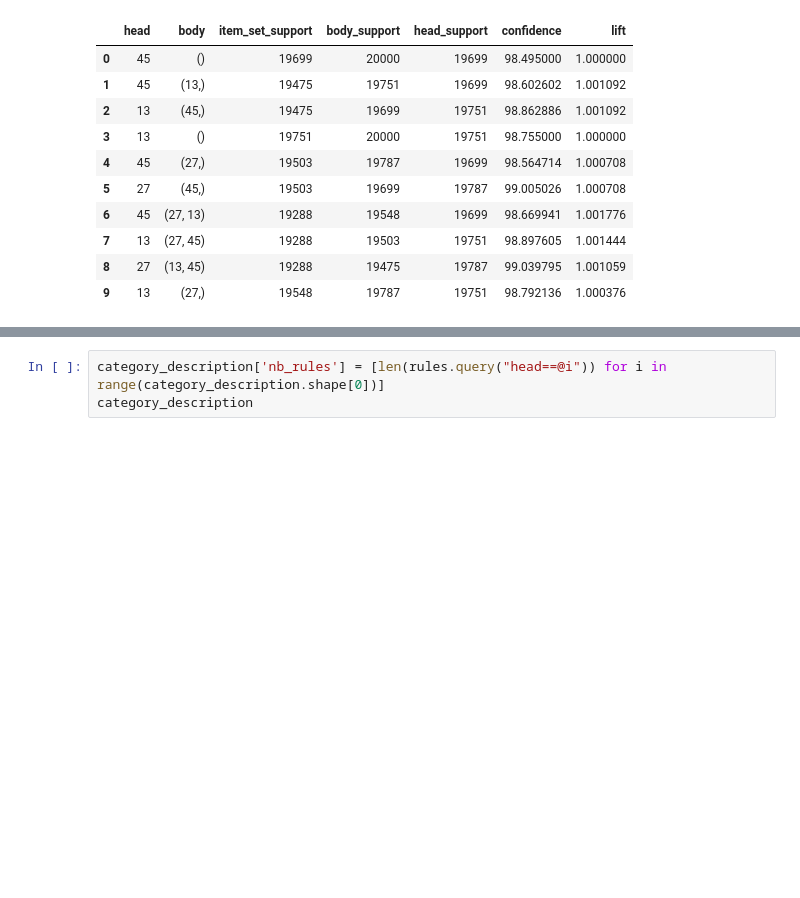
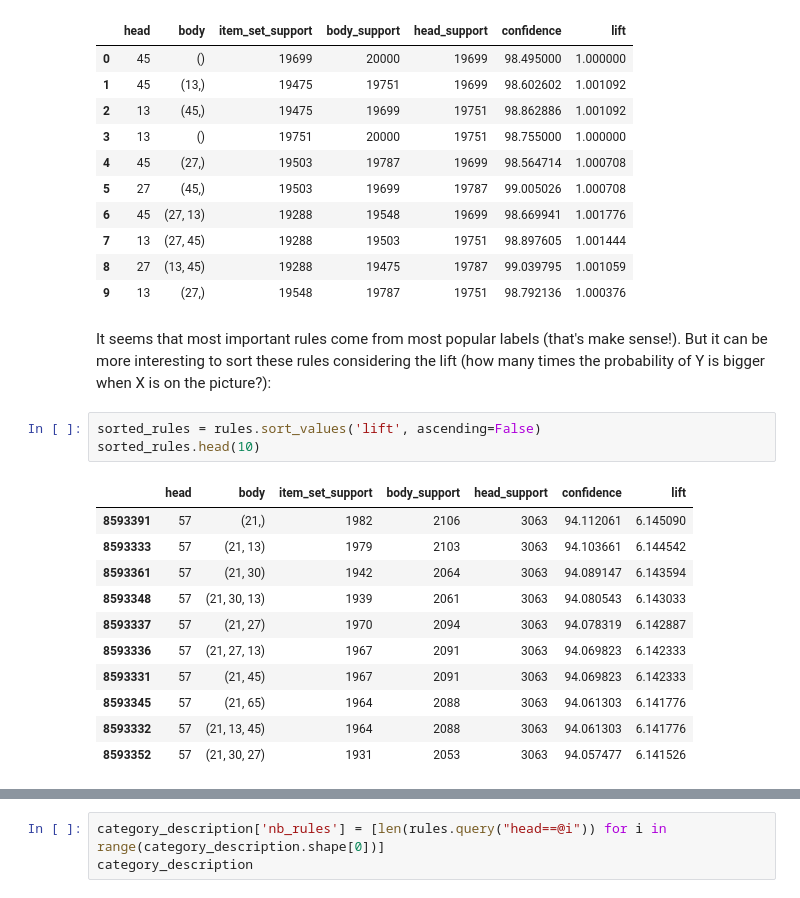
Before and after one commit to Oslandia/deeposlandia, a Jupyter notebook: notebooks/Mapillary_label_analysis.ipynb, the cells around one changed output, grey strips where cells are left out. Cells and saved outputs as stored; diff of their text form; blank space fills up the shorter version.

```diff
--- a/notebooks/Mapillary_label_analysis.ipynb
+++ b/notebooks/Mapillary_label_analysis.ipynb
@@ -313,3 +325,20 @@ rules.head(10)
 | 7 | 13 | (27, 45) | 19288 | 19503 | 19751 | 98.897605 | 1.001444 |
 | 8 | 27 | (13, 45) | 19288 | 19475 | 19787 | 99.039795 | 1.001059 |
 | 9 | 13 | (27,) | 19548 | 19787 | 19751 | 98.792136 | 1.000376 |
+# %% [markdown]
+It seems that most important rules come from most popular labels (that's make sense!). But it can be more interesting to sort these rules considering the lift (how many times the probability of Y is bigger when X is on the picture?):
+# %%
+sorted_rules = rules.sort_values('lift', ascending=False)
+sorted_rules.head(10)
+# %% [output]
+|  | head | body | item_set_support | body_support | head_support | confidence | lift |
+| 8593391 | 57 | (21,) | 1982 | 2106 | 3063 | 94.112061 | 6.145090 |
+| 8593333 | 57 | (21, 13) | 1979 | 2103 | 3063 | 94.103661 | 6.144542 |
+| 8593361 | 57 | (21, 30) | 1942 | 2064 | 3063 | 94.089147 | 6.143594 |
+| 8593348 | 57 | (21, 30, 13) | 1939 | 2061 | 3063 | 94.080543 | 6.143033 |
+| 8593337 | 57 | (21, 27) | 1970 | 2094 | 3063 | 94.078319 | 6.142887 |
+| 8593336 | 57 | (21, 27, 13) | 1967 | 2091 | 3063 | 94.069823 | 6.142333 |
+| 8593331 | 57 | (21, 45) | 1967 | 2091 | 3063 | 94.069823 | 6.142333 |
+| 8593345 | 57 | (21, 65) | 1964 | 2088 | 3063 | 94.061303 | 6.141776 |
+| 8593332 | 57 | (21, 13, 45) | 1964 | 2088 | 3063 | 94.061303 | 6.141776 |
+| 8593352 | 57 | (21, 30, 27) | 1931 | 2053 | 3063 | 94.057477 | 6.141526 |
```
Also changed, not shown: parts of 11 cells of this notebook.
